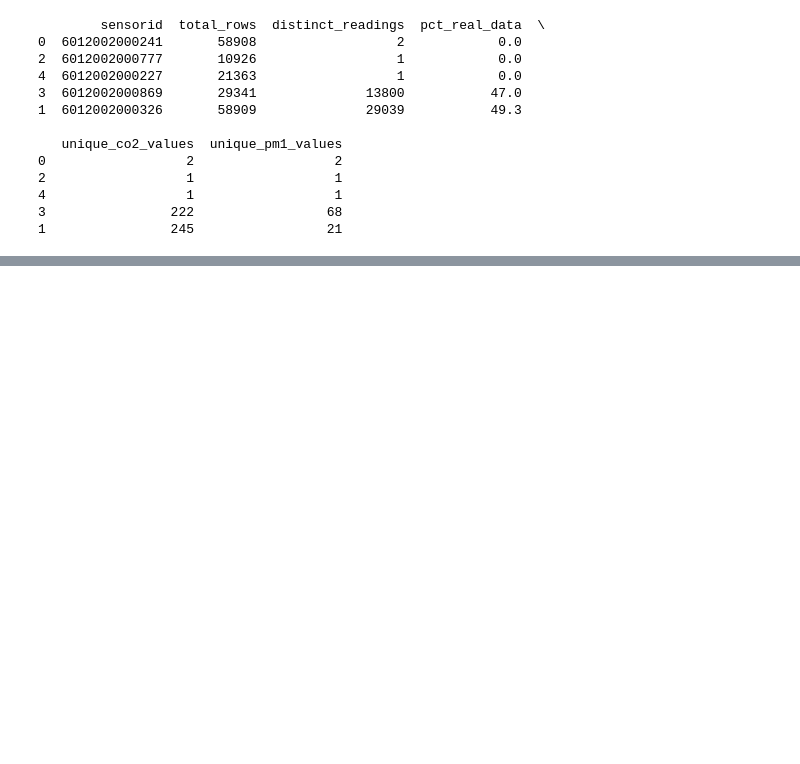
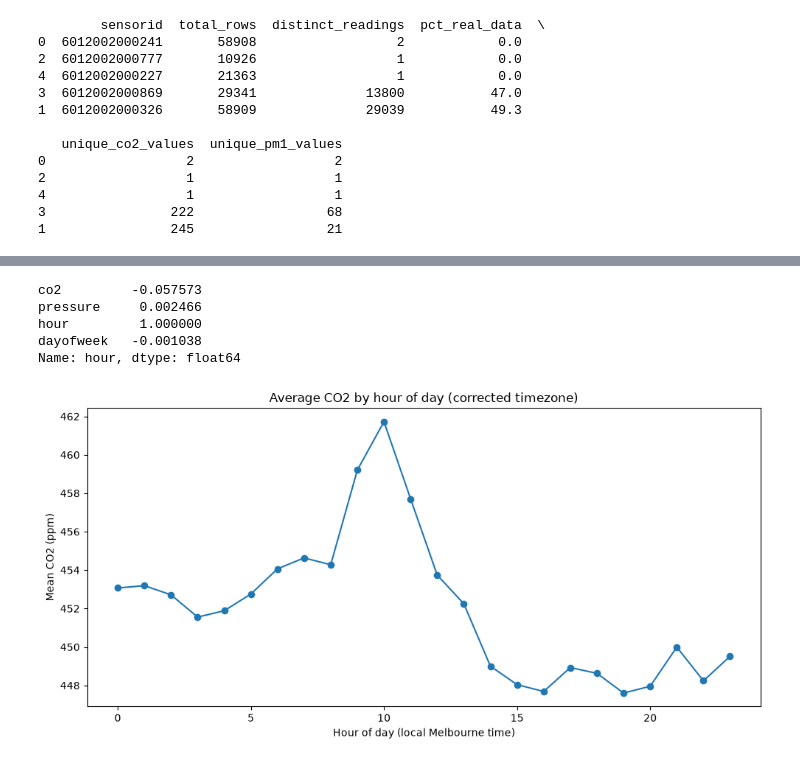
Before and after one commit to Arielhutter/MMA3001-CO2-Prediction-Project, a Jupyter notebook: project.ipynb, the cells around one changed output, grey strips where cells are left out. Cells and saved outputs as stored; diff of their text form; code cells hidden in the pictures; blank space fills up the shorter version.

```diff
--- a/project.ipynb
+++ b/project.ipynb
@@ -302,0 +315,16 @@ print(reliability_summary)
+# %%
+# Rename columns to clean, consistent names
+df_model = df_model.rename(columns={
+    'Carbon dioxide': 'co2',
+    'Temperature': 'temperature',
+    'Humidity': 'humidity',
+    'Pressure': 'pressure',
+    'Formaldehyde': 'formaldehyde',
+    'Light Volatile Organic Compounds': 'voc',
+    'Particulate matter 1': 'pm1',
+    'Particulate matter 4': 'pm4',
+    'Particulate matter 2.5': 'pm2_5',
+    'Particulate matter 10': 'pm10',
+})
+
+df_model.head()
@@ -302,0 +428,24 @@ print(reliability_summary)
+# %%
+# Does pressure vary mainly with season/time, independent of daily occupancy cycles?
+df_model['local_time'] = df_model['timestamp'].dt.tz_convert('Australia/Melbourne')
+df_model['hour'] = df_model['local_time'].dt.hour
+
+# Compare CO2's correlation with hour-of-day vs pressure's correlation with hour-of-day
+print(df_model[['co2', 'pressure', 'hour', 'dayofweek']].corr()['hour'])
+
+hourly_pattern = df_model.groupby('hour')['co2'].mean()
+
+plt.figure(figsize=(10, 5))
+plt.plot(hourly_pattern.index, hourly_pattern.values, marker='o')
+plt.xlabel('Hour of day (local Melbourne time)')
+plt.ylabel('Mean CO2 (ppm)')
+plt.title('Average CO2 by hour of day (corrected timezone)')
+plt.tight_layout()
+plt.show()
+# %% [output]
+co2         -0.057573
+pressure     0.002466
+hour         1.000000
+dayofweek   -0.001038
+Name: hour, dtype: float64
+[figure, added]
```
Also changed, not shown: parts of 13 cells of this notebook.
